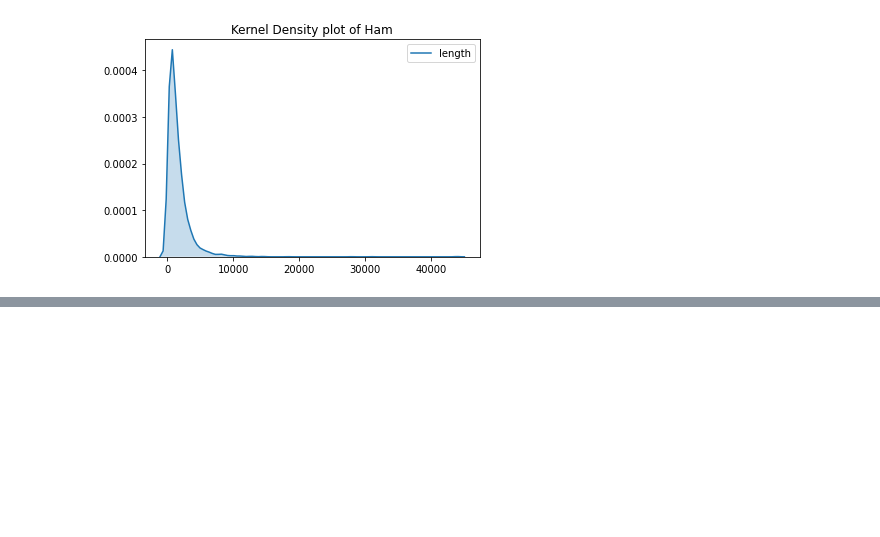
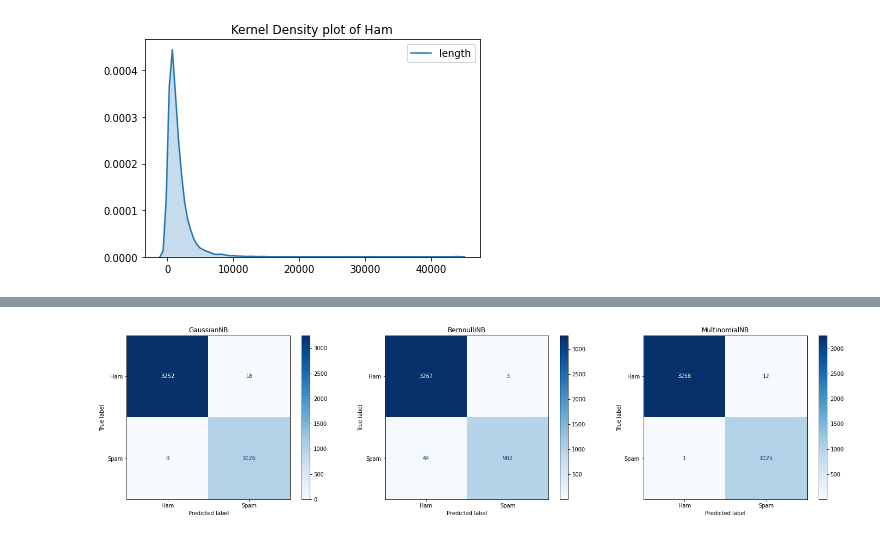
Before and after one commit to ashwinjohn3/Spam-Classifier, a Jupyter notebook: spam_classifier.ipynb, the cells around one changed output, grey strips where cells are left out. Saved outputs shown, nothing was run; the diff lists cells and outputs as text; code cells hidden in the pictures; blank space fills up the shorter version.

```diff
--- a/spam_classifier.ipynb
+++ b/spam_classifier.ipynb
@@ -156,0 +250,15 @@ print (ham[ham['length']==max(ham['length'])].text.iloc[0])
+# %%
+fig, axes = plt.subplots(nrows=1, ncols=3, figsize = (20,5))
+
+for cls, ax in zip(classifiers, axes.flatten()):
+    plot_confusion_matrix(cls,
+                          X_train.toarray(),
+                          y_train,
+                          ax=ax,
+                          cmap='Blues',
+                         display_labels=['Ham','Spam'])
+    ax.title.set_text(type(cls).__name__)
+plt.tight_layout()
+plt.show()
+# %% [output]
+[figure, added]
```
Also changed, not shown: parts of 20 cells of this notebook.
